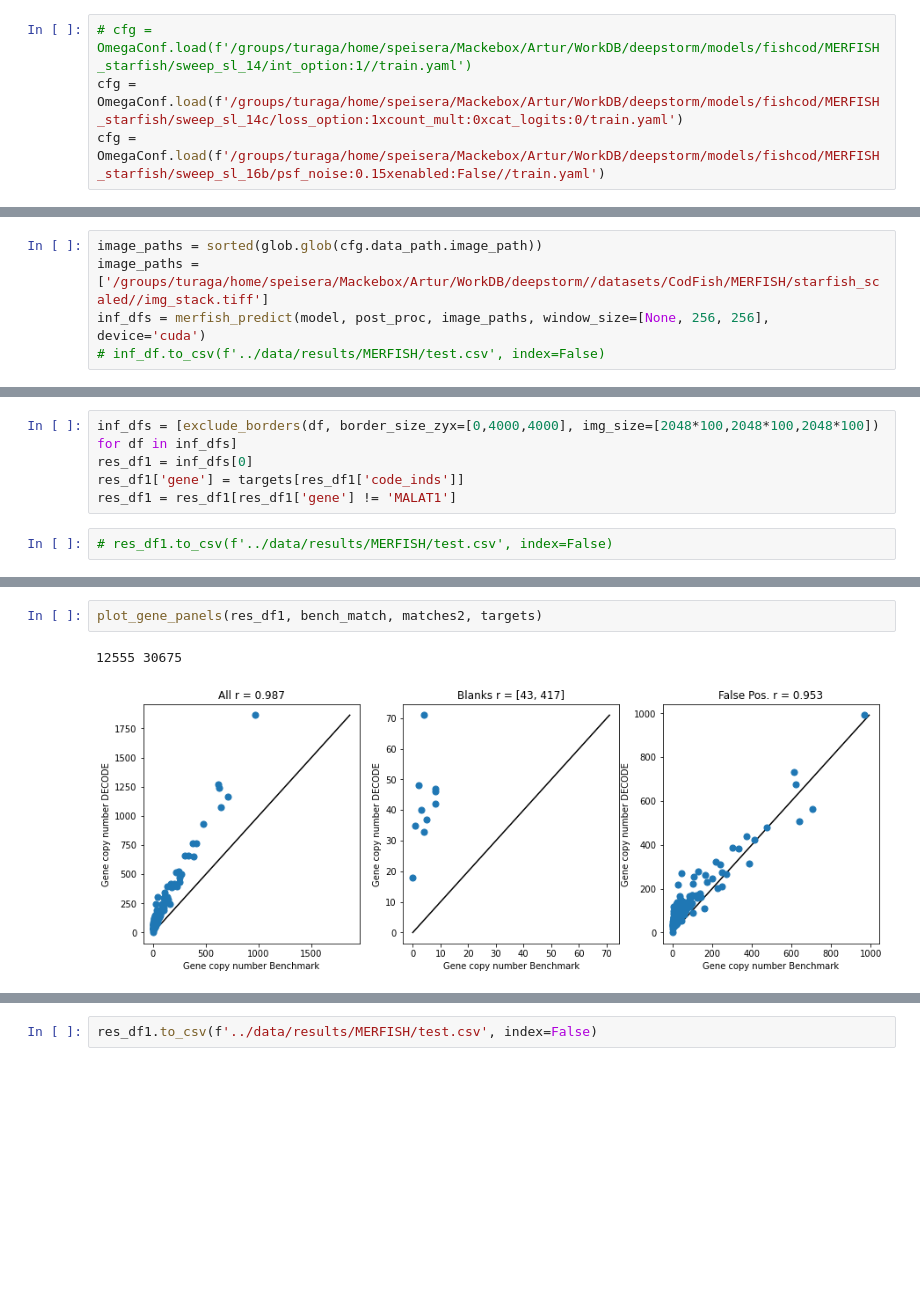
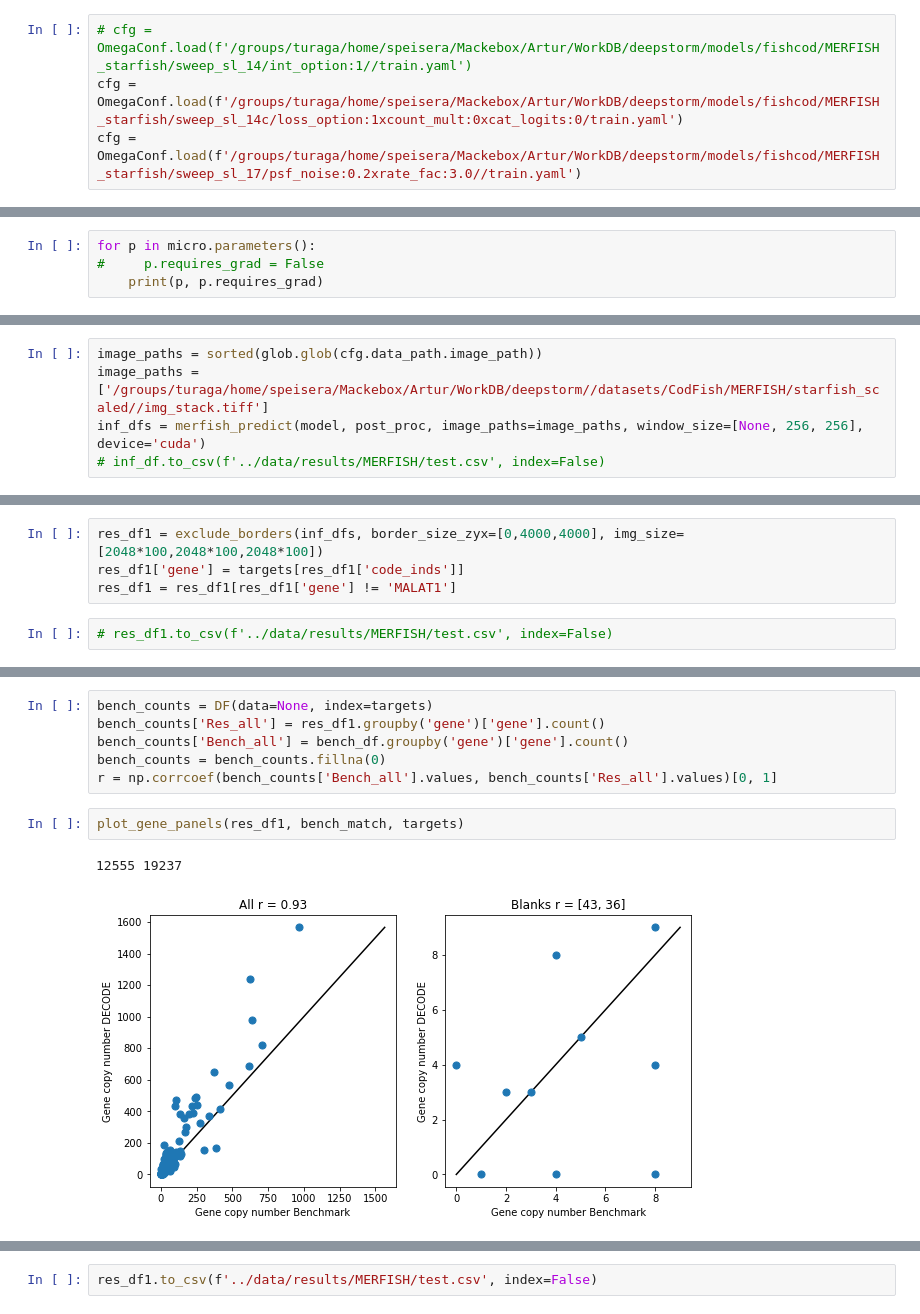
Before and after one commit to TuragaLab/decode_fish, a Jupyter notebook: exp_nbs/MERFISH_starfish.ipynb, the cells around one changed output, grey strips where cells are left out. Saved outputs shown, nothing was run; the diff lists cells and outputs as text; blank space fills up the shorter version.

```diff
--- a/exp_nbs/MERFISH_starfish.ipynb
+++ b/exp_nbs/MERFISH_starfish.ipynb
@@ -594,7 +607,7 @@ If you are happy with the results you can run the network on whole volumes to ge
 # %%
 # cfg = OmegaConf.load(f'/groups/turaga/home/speisera/Mackebox/Artur/WorkDB/deepstorm/models/fishcod/MERFISH_starfish/sweep_sl_14/int_option:1//train.yaml')
 cfg = OmegaConf.load(f'/groups/turaga/home/speisera/Mackebox/Artur/WorkDB/deepstorm/models/fishcod/MERFISH_starfish/sweep_sl_14c/loss_option:1xcount_mult:0xcat_logits:0/train.yaml')
-cfg = OmegaConf.load(f'/groups/turaga/home/speisera/Mackebox/Artur/WorkDB/deepstorm/models/fishcod/MERFISH_starfish/sweep_sl_16b/psf_noise:0.15xenabled:False//train.yaml')
+cfg = OmegaConf.load(f'/groups/turaga/home/speisera/Mackebox/Artur/WorkDB/deepstorm/models/fishcod/MERFISH_starfish/sweep_sl_17/psf_noise:0.2xrate_fac:3.0//train.yaml')
 # %%
 # cfg.output.save_dir = '/groups/turaga/home/speisera/Mackebox/Artur/WorkDB/deepstorm//models/fishcod/MERFISH_starfish/nb_run/test/'
 # %%
@@ -605,3 +618,7 @@ Crop size larger than volume in at least one dimension. Crop size changed to (1,
+# %%
+for p in micro.parameters():
+#     p.requires_grad = False
+    print(p, p.requires_grad)
 # %%
 from monai.inferers import sliding_window_inference
 def merfish_predict(model, post_proc, image_paths, window_size=[None,256,256], device='cuda'):
@@ -653,7 +658,7 @@ bench_df = bench_df[bench_df['gene'] != 'MALAT1']
 # %%
 image_paths = sorted(glob.glob(cfg.data_path.image_path))
 image_paths = ['/groups/turaga/home/speisera/Mackebox/Artur/WorkDB/deepstorm//datasets/CodFish/MERFISH/starfish_scaled//img_stack.tiff']
-inf_dfs = merfish_predict(model, post_proc, image_paths, window_size=[None, 256, 256], device='cuda')
+inf_dfs = merfish_predict(model, post_proc, image_paths=image_paths, window_size=[None, 256, 256], device='cuda')
 # inf_df.to_csv(f'../data/results/MERFISH/test.csv', index=False)
 # %% [output]
 img_stack.tiff
@@ -662,6 +666,5 @@ N. emitters:  37925
 # %%
-inf_dfs = [exclude_borders(df, border_size_zyx=[0,4000,4000], img_size=[2048*100,2048*100,2048*100]) for df in inf_dfs]
-res_df1 = inf_dfs[0]
+res_df1 = exclude_borders(inf_dfs, border_size_zyx=[0,4000,4000], img_size=[2048*100,2048*100,2048*100])
 res_df1['gene'] = targets[res_df1['code_inds']]
 res_df1 = res_df1[res_df1['gene'] != 'MALAT1']
 # %%
@@ -681,6 +684,12 @@ Shift: 2.39,2.99,-0.03
+# %%
+bench_counts = DF(data=None, index=targets)
+bench_counts['Res_all'] = res_df1.groupby('gene')['gene'].count()
+bench_counts['Bench_all'] = bench_df.groupby('gene')['gene'].count()
+bench_counts = bench_counts.fillna(0)
+r = np.corrcoef(bench_counts['Bench_all'].values, bench_counts['Res_all'].values)[0, 1]
 # %%
-plot_gene_panels(res_df1, bench_match, matches2, targets)
+plot_gene_panels(res_df1, bench_match, targets)
 # %% [output]
-12555 30675
+12555 19237
-[figure, old version]
+[figure, new version]
 # %%
```
Also changed, not shown: parts of 10 cells of this notebook, 17 other files.
